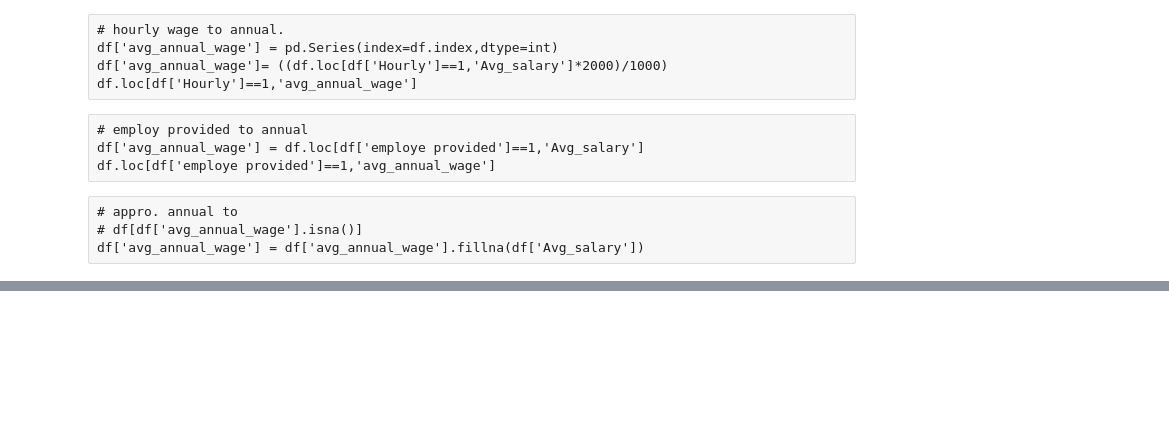
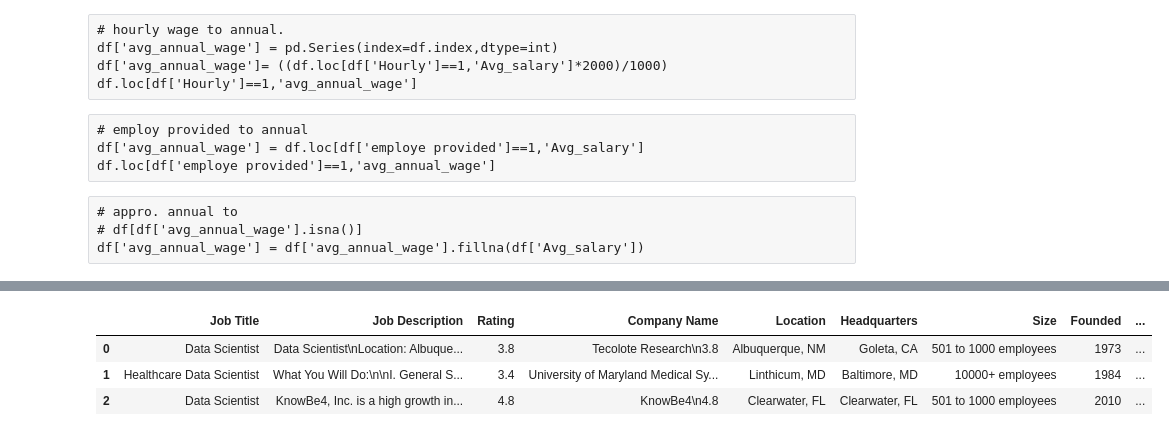
Before and after one commit to VighneshSankpal/ds_salary_proj, a Jupyter notebook: data_eda.ipynb, the cells around one changed output, grey strips where cells are left out. Drawn from its saved outputs; the diff is of its cells as text; code cells hidden in the pictures; blank space fills up the shorter version.

```diff
--- a/data_eda.ipynb
+++ b/data_eda.ipynb
@@ -178,0 +225,7 @@ dtype: float64
+# %%
+df.head(3)
+# %% [output]
+|  | Job Title | Job Description | Rating | Company Name | Location | Headquarters | Size | Founded | ... |
+| 0 | Data Scientist | Data Scientist\nLocation: Albuque... | 3.8 | Tecolote Research\n3.8 | Albuquerque, NM | Goleta, CA | 501 to 1000 employees | 1973 | ... |
+| 1 | Healthcare Data Scientist | What You Will Do:\n\nI. General S... | 3.4 | University of Maryland Medical Sy... | Linthicum, MD | Baltimore, MD | 10000+ employees | 1984 | ... |
+| 2 | Data Scientist | KnowBe4, Inc. is a high growth in... | 4.8 | KnowBe4\n4.8 | Clearwater, FL | Clearwater, FL | 501 to 1000 employees | 2010 | ... |
```
Also changed, not shown: parts of 15 cells of this notebook, 3 other files.
